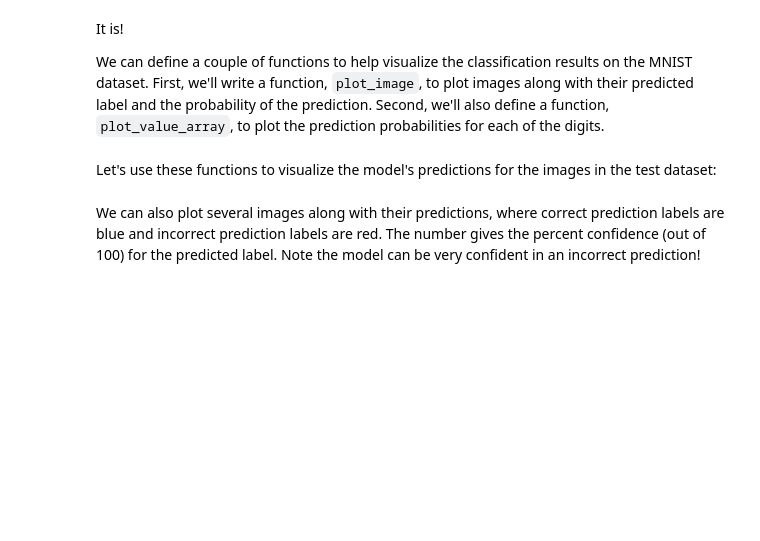
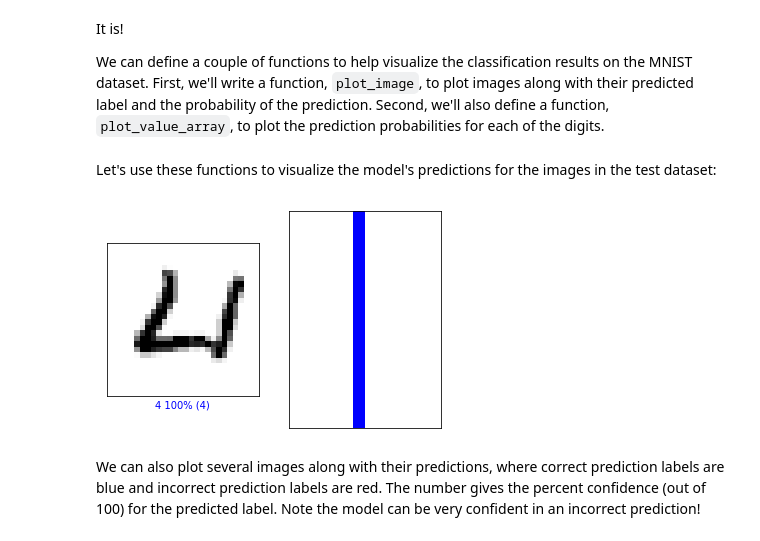
Before and after one commit to WuStardust/introtodeeplearning_labs, a Jupyter notebook: lab2/Part1_mnist_solutions.ipynb, the cells around one changed output. Saved outputs shown, nothing was run; the diff lists cells and outputs as text; code cells hidden in the pictures; blank space fills up the shorter version.

```diff
--- a/lab2/Part1_mnist_solutions.ipynb
+++ b/lab2/Part1_mnist_solutions.ipynb
@@ -330,11 +347,13 @@ Let's use these functions to visualize the model's predictions for the images in
 # %%
 #@title Change the slider to look at the model's predictions! { run: "auto" }
 
-image_index = 8 #@param {type:"slider", min:0, max:100, step:1}
+image_index = 33 #@param {type:"slider", min:0, max:100, step:1}
 plt.subplot(1,2,1)
 plot_image(image_index, predictions, test_labels, test_images)
 plt.subplot(1,2,2)
 plot_value_array(image_index, predictions,  test_labels)
+# %% [output]
+[figure, added]
 # %% [markdown]
 We can also plot several images along with their predictions, where correct prediction labels are blue and incorrect prediction labels are red. The number gives the percent confidence (out of 100) for the predicted label. Note the model can be very confident in an incorrect prediction!
 # %%
```
Also changed, not shown: parts of 13 cells of this notebook.
